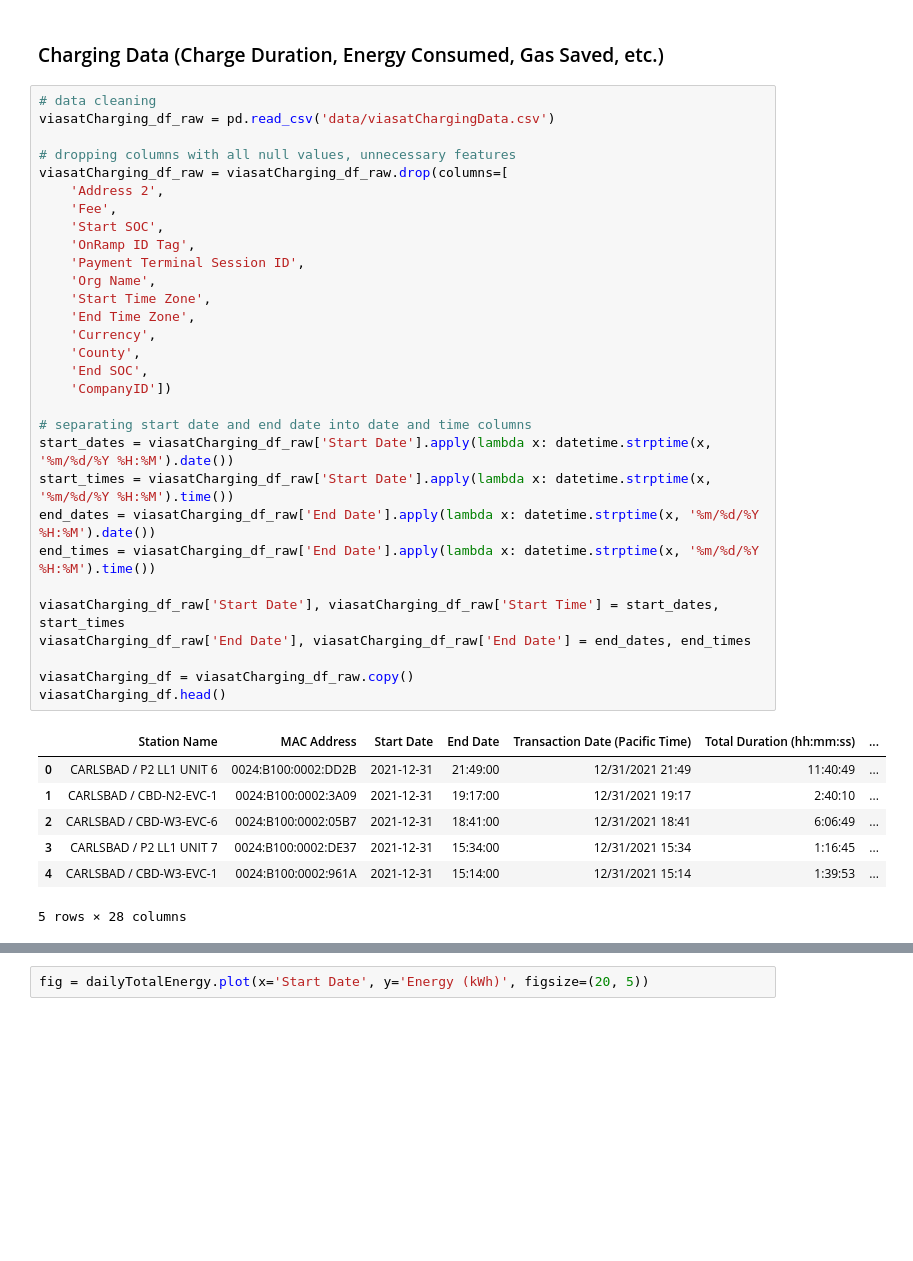
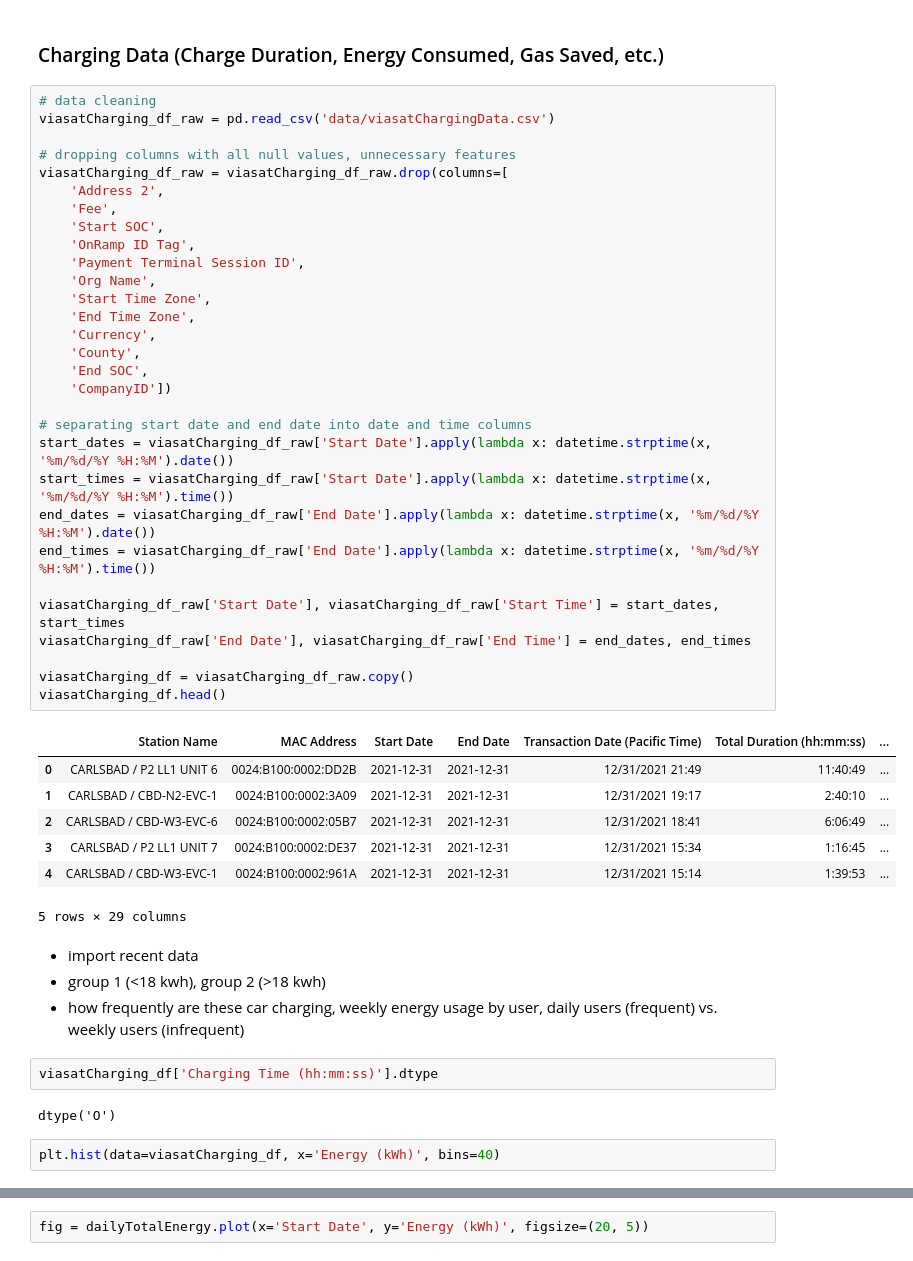
Before and after one commit to pallavigkwd/ENG100D, a Jupyter notebook: main.ipynb, the cells around one changed output, grey strips where cells are left out. Saved outputs shown, nothing was run; the diff lists cells and outputs as text; blank space fills up the shorter version.

Commit message:
updated changes to data

```diff
--- a/main.ipynb
+++ b/main.ipynb
@@ -185,37 +185,47 @@ Overall Average Consumption per day:  9093.242131979696
 # data cleaning
 viasatCharging_df_raw = pd.read_csv('data/viasatChargingData.csv')
 
 # dropping columns with all null values, unnecessary features
 viasatCharging_df_raw = viasatCharging_df_raw.drop(columns=[
     'Address 2',
     'Fee',
     'Start SOC',
     'OnRamp ID Tag',
     'Payment Terminal Session ID',
     'Org Name',
     'Start Time Zone',
     'End Time Zone',
     'Currency',
     'County',
     'End SOC',
     'CompanyID'])
 
 # separating start date and end date into date and time columns
 start_dates = viasatCharging_df_raw['Start Date'].apply(lambda x: datetime.strptime(x, '%m/%d/%Y %H:%M').date())
 start_times = viasatCharging_df_raw['Start Date'].apply(lambda x: datetime.strptime(x, '%m/%d/%Y %H:%M').time())
 end_dates = viasatCharging_df_raw['End Date'].apply(lambda x: datetime.strptime(x, '%m/%d/%Y %H:%M').date())
 end_times = viasatCharging_df_raw['End Date'].apply(lambda x: datetime.strptime(x, '%m/%d/%Y %H:%M').time())
 
 viasatCharging_df_raw['Start Date'], viasatCharging_df_raw['Start Time'] = start_dates, start_times
-viasatCharging_df_raw['End Date'], viasatCharging_df_raw['End Date'] = end_dates, end_times
+viasatCharging_df_raw['End Date'], viasatCharging_df_raw['End Time'] = end_dates, end_times
 
 viasatCharging_df = viasatCharging_df_raw.copy()
 viasatCharging_df.head()
 # %% [output]
 |  | Station Name | MAC Address | Start Date | End Date | Transaction Date (Pacific Time) | Total Duration (hh:mm:ss) | ... |
-| 0 | CARLSBAD / P2 LL1 UNIT 6 | 0024:B100:0002:DD2B | 2021-12-31 | 21:49:00 | 12/31/2021 21:49 | 11:40:49 | ... |
-| 1 | CARLSBAD / CBD-N2-EVC-1 | 0024:B100:0002:3A09 | 2021-12-31 | 19:17:00 | 12/31/2021 19:17 | 2:40:10 | ... |
-| 2 | CARLSBAD / CBD-W3-EVC-6 | 0024:B100:0002:05B7 | 2021-12-31 | 18:41:00 | 12/31/2021 18:41 | 6:06:49 | ... |
-| 3 | CARLSBAD / P2 LL1 UNIT 7 | 0024:B100:0002:DE37 | 2021-12-31 | 15:34:00 | 12/31/2021 15:34 | 1:16:45 | ... |
-| 4 | CARLSBAD / CBD-W3-EVC-1 | 0024:B100:0002:961A | 2021-12-31 | 15:14:00 | 12/31/2021 15:14 | 1:39:53 | ... |
+| 0 | CARLSBAD / P2 LL1 UNIT 6 | 0024:B100:0002:DD2B | 2021-12-31 | 2021-12-31 | 12/31/2021 21:49 | 11:40:49 | ... |
+| 1 | CARLSBAD / CBD-N2-EVC-1 | 0024:B100:0002:3A09 | 2021-12-31 | 2021-12-31 | 12/31/2021 19:17 | 2:40:10 | ... |
+| 2 | CARLSBAD / CBD-W3-EVC-6 | 0024:B100:0002:05B7 | 2021-12-31 | 2021-12-31 | 12/31/2021 18:41 | 6:06:49 | ... |
+| 3 | CARLSBAD / P2 LL1 UNIT 7 | 0024:B100:0002:DE37 | 2021-12-31 | 2021-12-31 | 12/31/2021 15:34 | 1:16:45 | ... |
+| 4 | CARLSBAD / CBD-W3-EVC-1 | 0024:B100:0002:961A | 2021-12-31 | 2021-12-31 | 12/31/2021 15:14 | 1:39:53 | ... |
-5 rows × 28 columns
+5 rows × 29 columns
+# %% [markdown]
+- import recent data
+- group 1 (<18 kwh), group 2 (>18 kwh)
+- how frequently are these car charging, weekly energy usage by user, daily users (frequent) vs. weekly users (infrequent)
+# %%
+viasatCharging_df['Charging Time (hh:mm:ss)'].dtype
+# %% [output]
+dtype('O')
+# %%
+plt.hist(data=viasatCharging_df, x='Energy (kWh)', bins=40)
```
Also changed, not shown: parts of 6 cells of this notebook, 2 other files.
